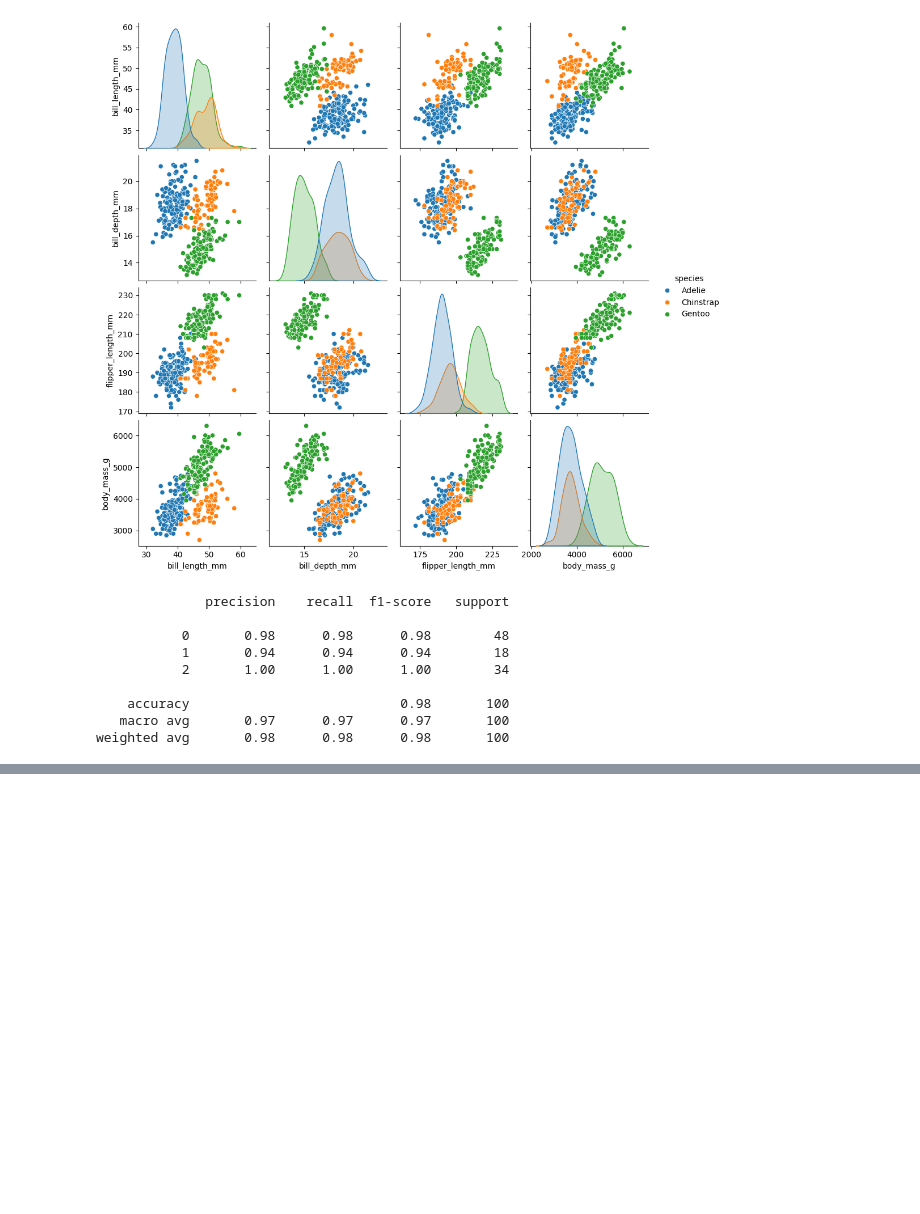
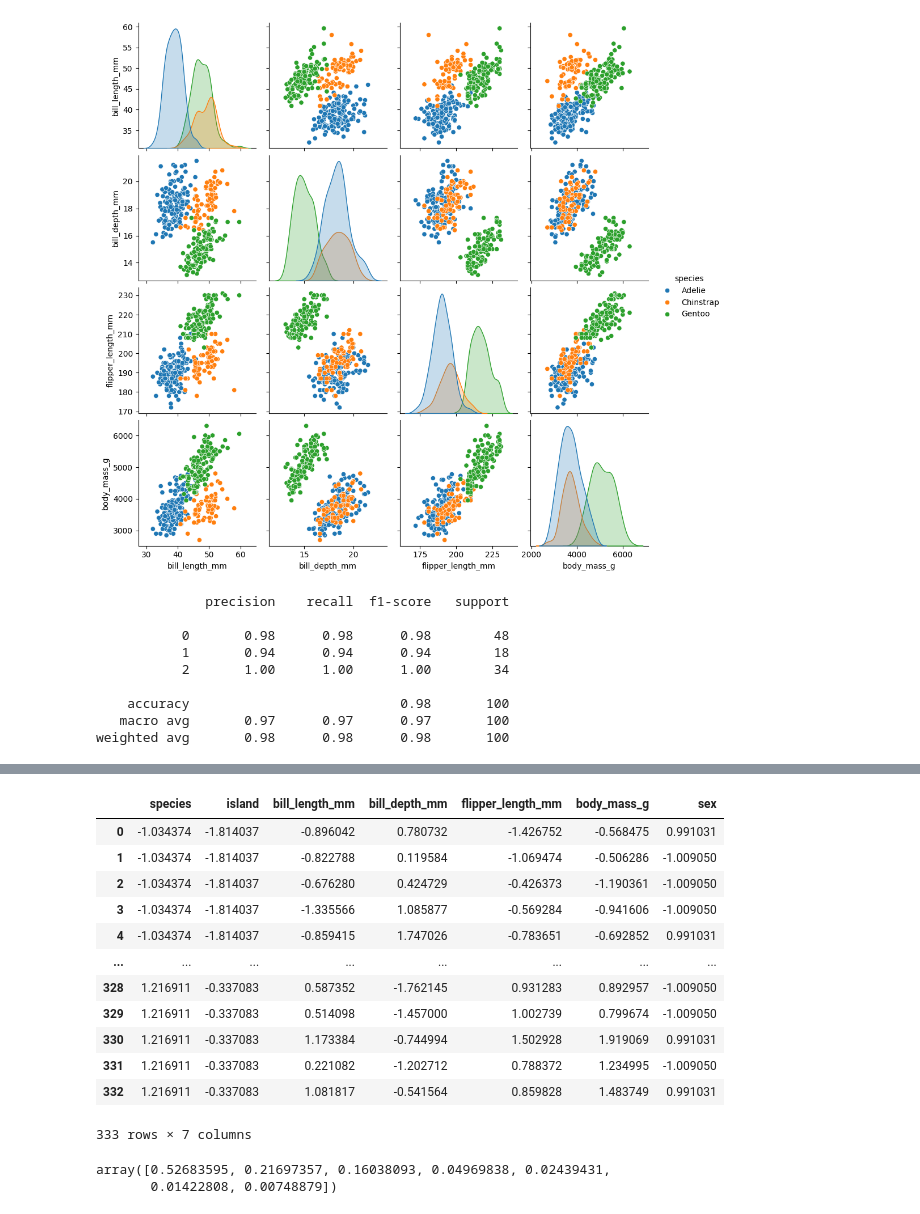
Before and after one commit to SanjarbekMatlabov/unsupervised-learning, a Jupyter notebook: penguins.ipynb, the cells around one changed output, grey strips where cells are left out. Saved outputs shown, nothing was run; the diff lists cells and outputs as text; code cells hidden in the pictures; blank space fills up the shorter version.

```diff
--- a/penguins.ipynb
+++ b/penguins.ipynb
@@ -88,0 +98,26 @@ weighted avg       0.98      0.98      0.98       100
+# %%
+sclr=StandardScaler()
+scld= sclr.fit_transform(df)
+df_scaled= pd.DataFrame(scld,columns=df.columns)
+df_scaled
+# %% [output]
+|  | species | island | bill_length_mm | bill_depth_mm | flipper_length_mm | body_mass_g | sex |
+| 0 | -1.034374 | -1.814037 | -0.896042 | 0.780732 | -1.426752 | -0.568475 | 0.991031 |
+| 1 | -1.034374 | -1.814037 | -0.822788 | 0.119584 | -1.069474 | -0.506286 | -1.009050 |
+| 2 | -1.034374 | -1.814037 | -0.676280 | 0.424729 | -0.426373 | -1.190361 | -1.009050 |
+| 3 | -1.034374 | -1.814037 | -1.335566 | 1.085877 | -0.569284 | -0.941606 | -1.009050 |
+| 4 | -1.034374 | -1.814037 | -0.859415 | 1.747026 | -0.783651 | -0.692852 | 0.991031 |
+| ... | ... | ... | ... | ... | ... | ... | ... |
+| 328 | 1.216911 | -0.337083 | 0.587352 | -1.762145 | 0.931283 | 0.892957 | -1.009050 |
+| 329 | 1.216911 | -0.337083 | 0.514098 | -1.457000 | 1.002739 | 0.799674 | -1.009050 |
+| 330 | 1.216911 | -0.337083 | 1.173384 | -0.744994 | 1.502928 | 1.919069 | 0.991031 |
+| 331 | 1.216911 | -0.337083 | 0.221082 | -1.202712 | 0.788372 | 1.234995 | -1.009050 |
+| 332 | 1.216911 | -0.337083 | 1.081817 | -0.541564 | 0.859828 | 1.483749 | 0.991031 |
+333 rows × 7 columns
+# %%
+pca=PCA()
+pc_df=pca.fit(df_scaled)
+pc_df.explained_variance_ratio_
+# %% [output]
+array([0.52683595, 0.21697357, 0.16038093, 0.04969838, 0.02439431,
+       0.01422808, 0.00748879])
```
Also changed, not shown: parts of 14 cells of this notebook.
